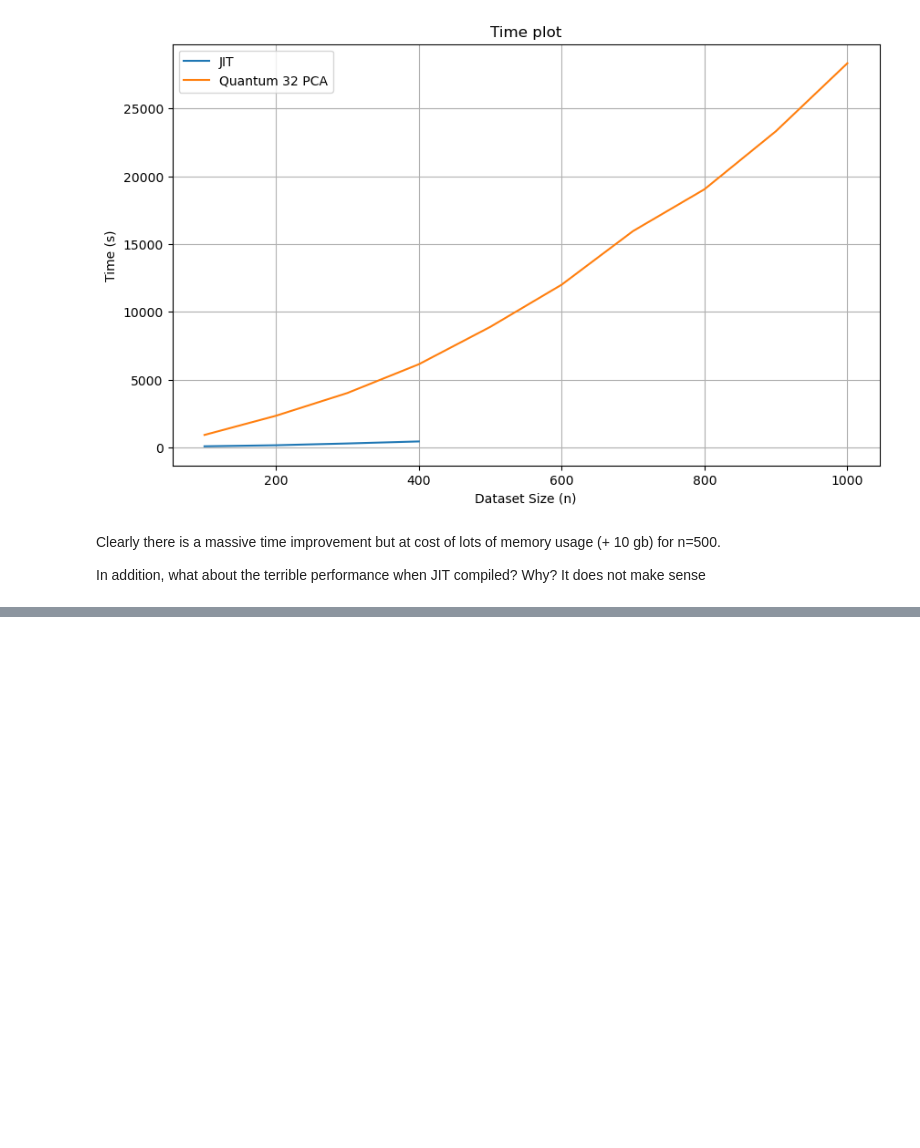
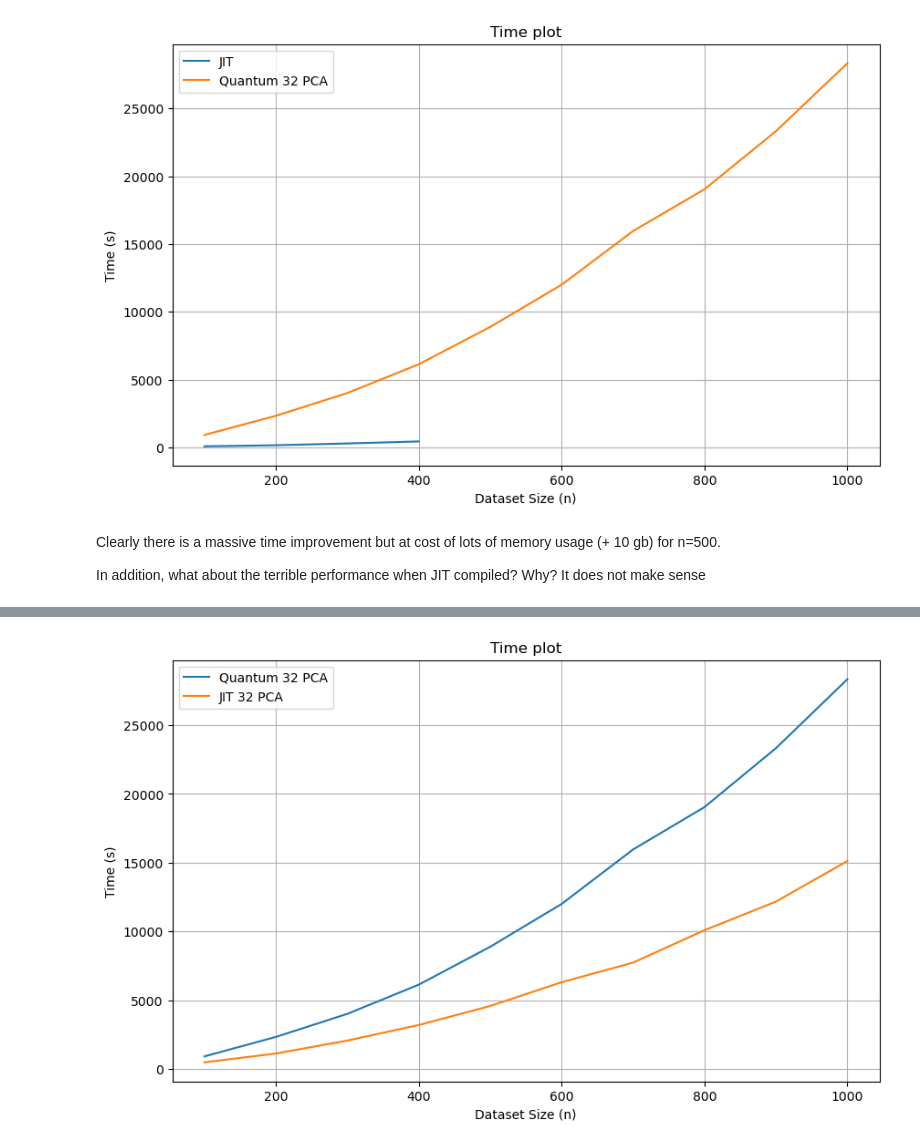
Before and after one commit to anamarsabi/QML-Research, a Jupyter notebook: efficiency_study.ipynb, the cells around one changed output, grey strips where cells are left out. Cells and saved outputs as stored; diff of their text form; code cells hidden in the pictures; blank space fills up the shorter version.

```diff
--- a/efficiency_study.ipynb
+++ b/efficiency_study.ipynb
@@ -1485,0 +1620,16 @@ In addition, what about the terrible performance when JIT compiled? Why? It does
+# %%
+# Plotting
+plt.figure(figsize=(10, 6))
+
+# Plot total times
+plt.plot(quantum_32['size'], quantum_32['time'], label='Quantum 32 PCA')
+plt.plot(JIT_32pca_results['size'], JIT_32pca_results['time'], label='JIT 32 PCA ')
+
+plt.xlabel('Dataset Size (n)')
+plt.ylabel('Time (s)')
+plt.title('Time plot')
+plt.legend()
+plt.grid(True)
+plt.show()
+# %% [output]
+[figure, added]
```
Also changed, not shown: parts of 48 cells of this notebook, 59 other files.
